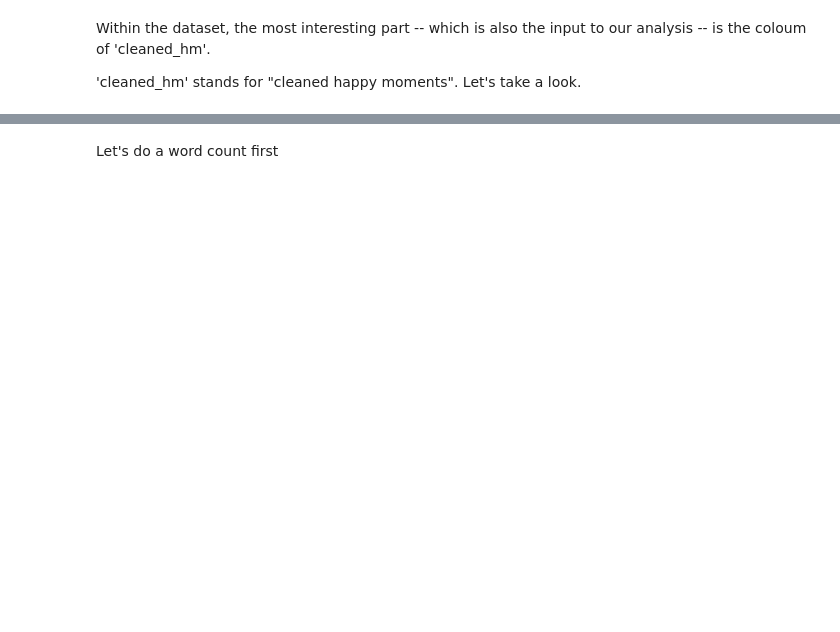
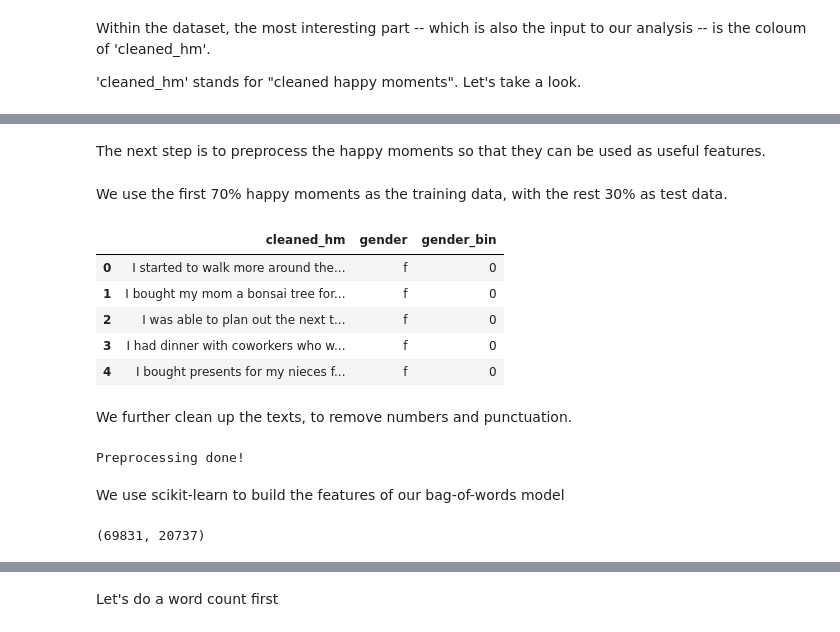
Before and after one commit to ZhengyangXu/Kaggle_happydb, a Jupyter notebook: happydb_kernel_v2.ipynb, the cells around one changed output, grey strips where cells are left out. Drawn from its saved outputs; the diff is of its cells as text; code cells hidden in the pictures; blank space fills up the shorter version.

```diff
--- a/happydb_kernel_v2.ipynb
+++ b/happydb_kernel_v2.ipynb
@@ -48,0 +117,58 @@ Within the dataset, the most interesting part -- which is also the input to our
+# %% [markdown]
+The next step is to preprocess the happy moments so that they can be used as useful features.
+# %% [markdown]
+We use the first 70% happy moments as the training data, with the rest 30% as test data.
+# %%
+hm_size = gender_bin_data['cleaned_hm'].size
+num_train_hm = int(0.7 * gender_bin_data['cleaned_hm'].size)
+
+train_hm = gender_bin_data.iloc[0:num_train_hm]
+test_hm = gender_bin_data.iloc[num_train_hm:hm_size]
+test_hm = test_hm.reset_index(drop=True)
+
+test_hm.head()
+# %% [output]
+|  | cleaned_hm | gender | gender_bin |
+| 0 | I started to walk more around the... | f | 0 |
+| 1 | I bought my mom a bonsai tree for... | f | 0 |
+| 2 | I was able to plan out the next t... | f | 0 |
+| 3 | I had dinner with coworkers who w... | f | 0 |
+| 4 | I bought presents for my nieces f... | f | 0 |
+# %% [markdown]
+We further clean up the texts, to remove numbers and punctuation.
+# %%
+def clean_up_texts(hm_data):
+    prepro_hm = []
+    stops = set(stopwords.words("english"))
+    for i in range(0, hm_data['cleaned_hm'].size):
+        # Remove non-english words, including punctuations and numbers
+        letters = re.sub("[^a-zA-Z]", " ", hm_data.iloc[i]['cleaned_hm'])
+
+        # Convert all words to lower case
+        lower_words = letters.lower()
+
+        # Tokenize the sentences
+        tokens = lower_words.split()
+
+        # Reconstruct the processed tokens into a string
+        prepro_string = " ".join(tokens)
+
+        prepro_hm.append(prepro_string)
+
+    return prepro_hm
+
+prepro_train = clean_up_texts(train_hm)
+prepro_test = clean_up_texts(test_hm)
+print("Preprocessing done! \n")
+# %% [output]
+Preprocessing done!
+# %% [markdown]
+We use scikit-learn to build the features of our bag-of-words model
+# %%
+vectorizer = CountVectorizer()
+features_train_hm = vectorizer.fit_transform(prepro_train)
+train_array_hm = features_train_hm.toarray()
+
+train_array_hm.shape
+# %% [output]
+(69831, 20737)
```
Also changed, not shown: parts of 42 cells of this notebook.
